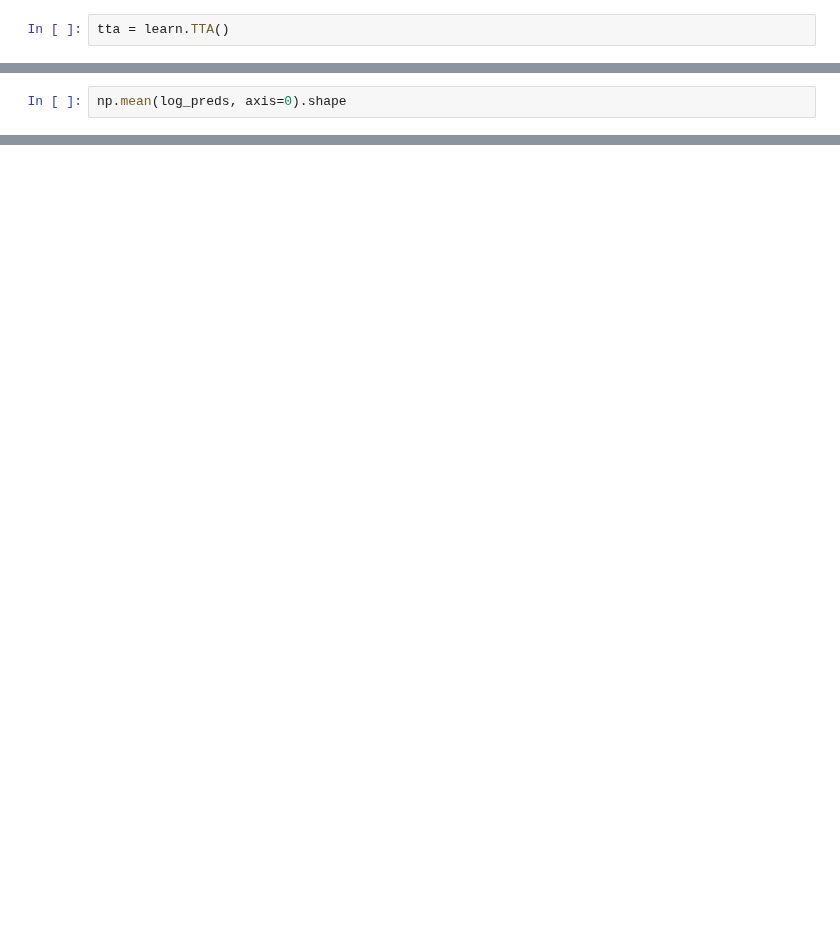
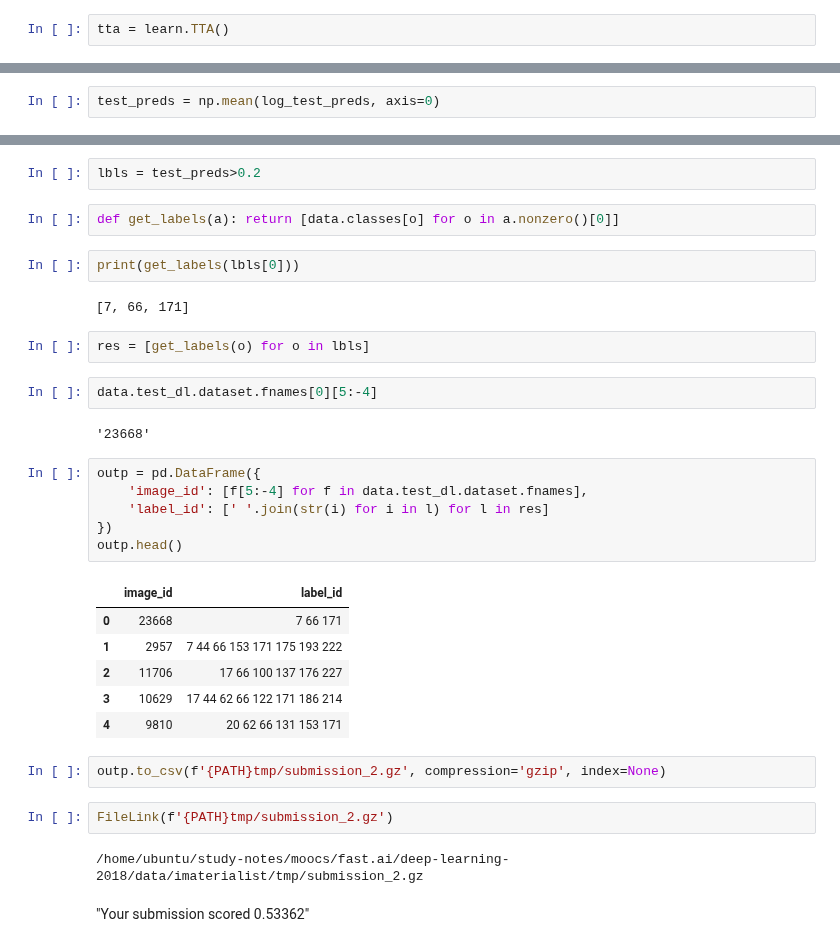
Before and after one commit to lextoumbourou/notes, a Jupyter notebook: moocs/fast.ai/deep-learning-2018/experiment2-imaterialist.ipynb, the cells around one changed output, grey strips where cells are left out. Saved outputs shown, nothing was run; the diff lists cells and outputs as text; blank space fills up the shorter version.

Commit message:
Fasi.AI experiment: iMaterialist dataset.

```diff
--- a/moocs/fast.ai/deep-learning-2018/experiment2-imaterialist.ipynb
+++ b/moocs/fast.ai/deep-learning-2018/experiment2-imaterialist.ipynb
@@ -260,2 +268,2 @@ log_preds, _ = learn.TTA(is_test=True)
 # %%
-np.mean(log_preds, axis=0).shape
+test_preds = np.mean(log_test_preds, axis=0)
@@ -267,0 +270,35 @@ len(test_json['images'])
+# %%
+lbls = test_preds>0.2
+# %%
+def get_labels(a): return [data.classes[o] for o in a.nonzero()[0]]
+# %%
+print(get_labels(lbls[0]))
+# %% [output]
+[7, 66, 171]
+# %%
+res = [get_labels(o) for o in lbls]
+# %%
+data.test_dl.dataset.fnames[0][5:-4]
+# %% [output]
+'23668'
+# %%
+outp = pd.DataFrame({
+    'image_id': [f[5:-4] for f in data.test_dl.dataset.fnames],
+    'label_id': [' '.join(str(i) for i in l) for l in res]
+})
+outp.head()
+# %% [output]
+|  | image_id | label_id |
+| 0 | 23668 | 7 66 171 |
+| 1 | 2957 | 7 44 66 153 171 175 193 222 |
+| 2 | 11706 | 17 66 100 137 176 227 |
+| 3 | 10629 | 17 44 62 66 122 171 186 214 |
+| 4 | 9810 | 20 62 66 131 153 171 |
+# %%
+outp.to_csv(f'{PATH}tmp/submission_2.gz', compression='gzip', index=None)
+# %%
+FileLink(f'{PATH}tmp/submission_2.gz')
+# %% [output]
+/home/ubuntu/study-notes/moocs/fast.ai/deep-learning-2018/data/imaterialist/tmp/submission_2.gz
+# %% [markdown]
+"Your submission scored 0.53362"
```
Also changed, not shown: parts of 84 cells of this notebook.
